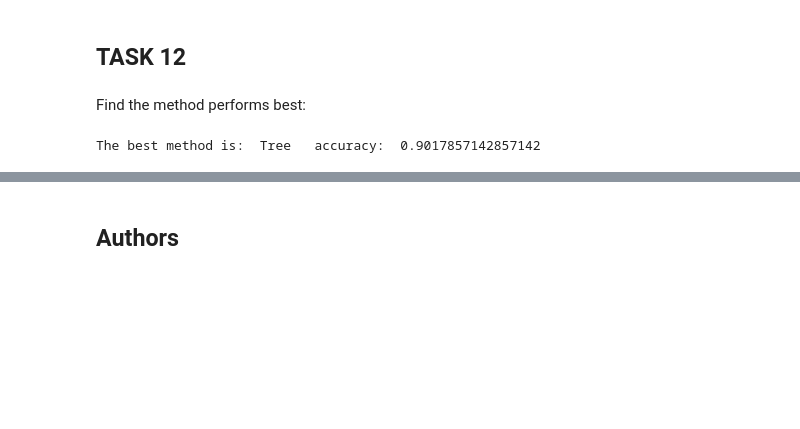
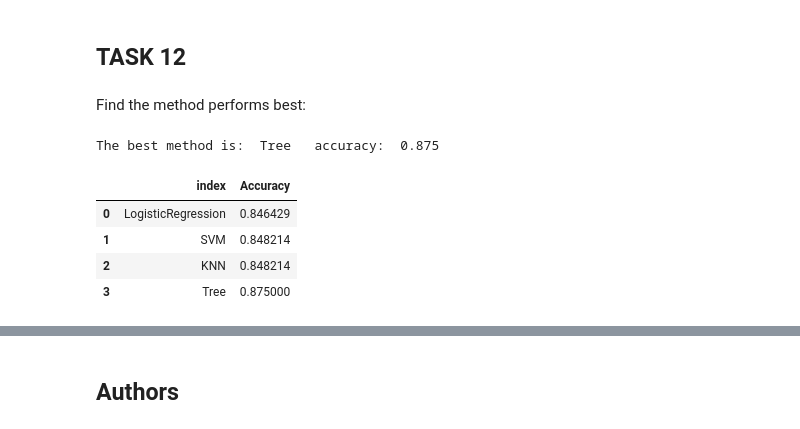
Before and after one commit to dhyliu/Coursera_DataScience_Captone, a Jupyter notebook: Machine Learning Prediction.ipynb, the cells around one changed output, grey strips where cells are left out. Drawn from its saved outputs; the diff is of its cells as text; code cells hidden in the pictures; blank space fills up the shorter version.

```diff
--- a/Machine Learning Prediction.ipynb
+++ b/Machine Learning Prediction.ipynb
@@ -221,5 +216,5 @@ parameters = {'kernel':('linear', 'rbf','poly','rbf', 'sigmoid'),
               'gamma':np.logspace(-3, 3, 5)}
 svm = SVC()
 # %%
-svm_cv = GridSearchCV(svm, parameters, cv=10)
-svm_cv.fit(X_train, Y_train)
+gs_cv = GridSearchCV(svm, parameters, scoring='accuracy', cv=10)
+svm_cv=gs_cv.fit(X_train, Y_train)
@@ -265,5 +253,5 @@ parameters = {'criterion': ['gini', 'entropy'],
 
 tree = DecisionTreeClassifier()
 # %%
-tree_cv = GridSearchCV(tree, parameters, cv=10)
-tree_cv.fit(X_train, Y_train)
+gs_cv = GridSearchCV(tree,parameters, scoring='accuracy', cv=10)
+tree_cv = gs_cv.fit(X_train, Y_train)
@@ -340,8 +315,19 @@ plot_confusion_matrix(Y_test,yhat)
 # %% [markdown]
 Find the method performs best:
 # %%
-methods = {'KNN':knn_cv.best_score_,'Tree':tree_cv.best_score_,'LogisticRegression':logreg_cv.best_score_}
+methods = {'KNN':knn_cv.best_score_,'Tree':tree_cv.best_score_,'SVM':svm_cv.best_score_,'LogisticRegression':logreg_cv.best_score_}
 best_method = max(methods, key=methods.get)
 print('The best method is: ',best_method,'  accuracy: ',methods[best_method])
 # %% [output]
-The best method is:  Tree   accuracy:  0.9017857142857142
+The best method is:  Tree   accuracy:  0.875
+# %%
+methods_df=pd.DataFrame.from_dict(methods, orient='index', columns=['Accuracy'])
+methods_df.sort_values(['Accuracy'], inplace=True)
+methods_df=methods_df.reset_index()
+methods_df.head()
+# %% [output]
+|  | index | Accuracy |
+| 0 | LogisticRegression | 0.846429 |
+| 1 | SVM | 0.848214 |
+| 2 | KNN | 0.848214 |
+| 3 | Tree | 0.875000 |
```
Also changed, not shown: parts of 10 cells of this notebook.
